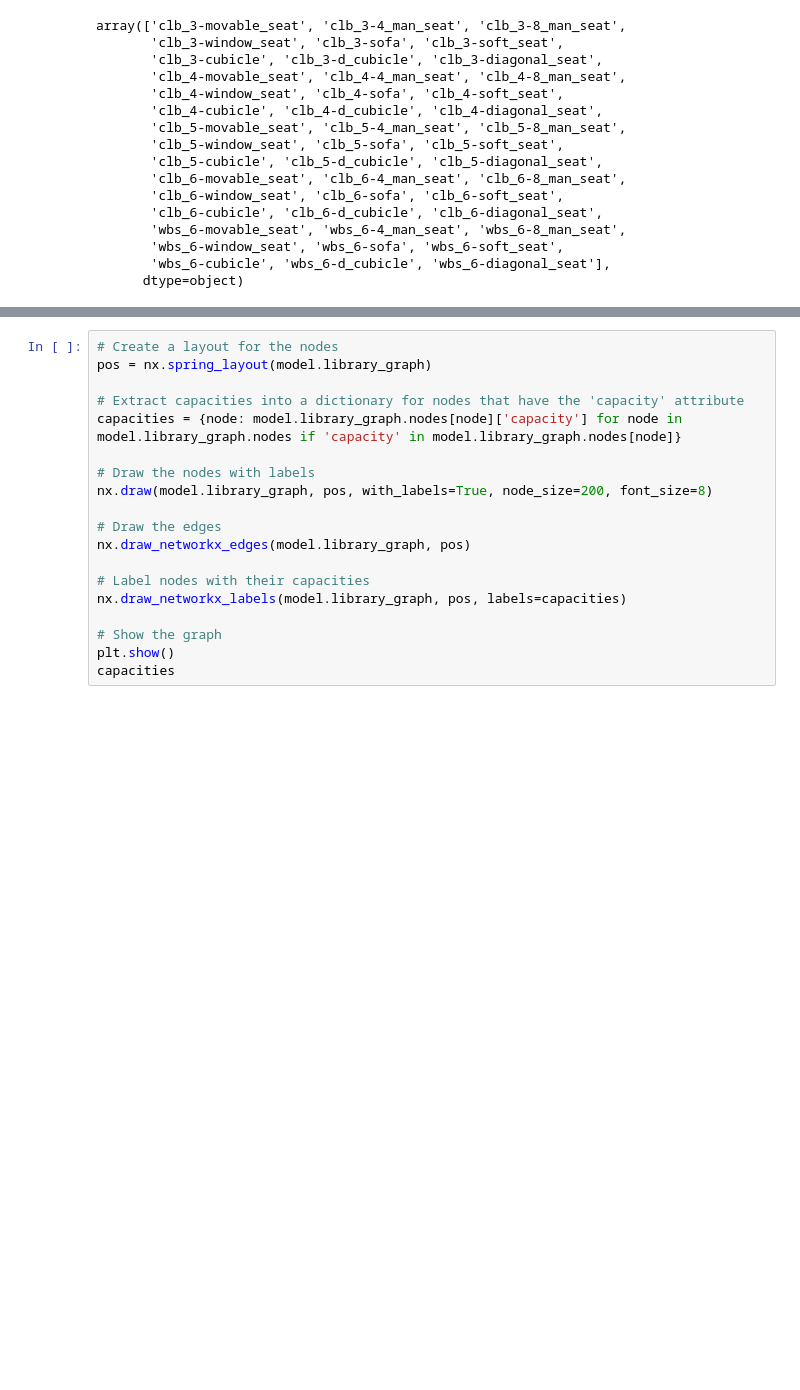
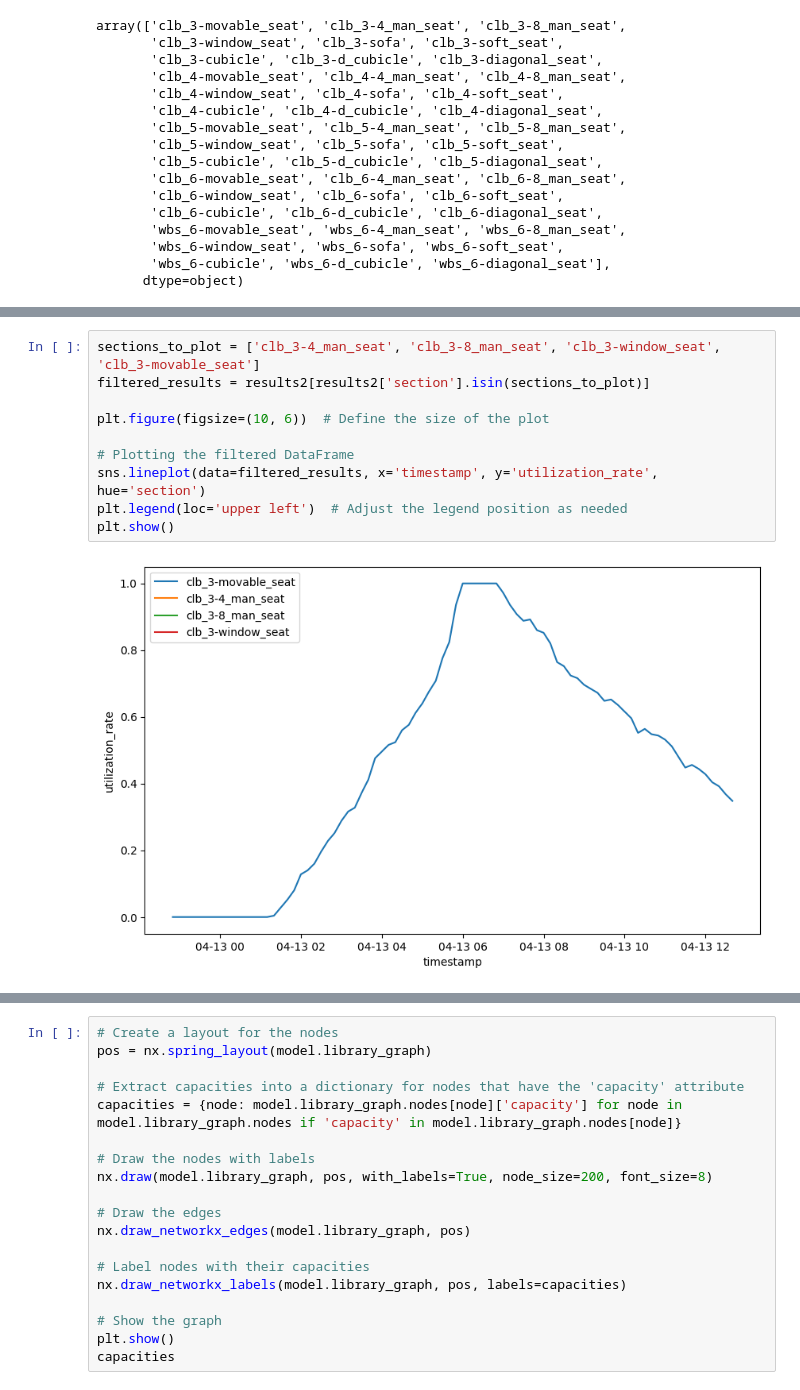
Before and after one commit to chriskbs/DSA3101, a Jupyter notebook: simulation-test.ipynb, the cells around one changed output, grey strips where cells are left out. Saved outputs shown, nothing was run; the diff lists cells and outputs as text; blank space fills up the shorter version.

Commit message:
added more visualizations and analysis on simulation model results

```diff
--- a/simulation-test.ipynb
+++ b/simulation-test.ipynb
@@ -83,3 +83,15 @@ sns.lineplot(results2, x='timestamp', y='utilization_rate', hue='section')
+# %%
+sections_to_plot = ['clb_3-4_man_seat', 'clb_3-8_man_seat', 'clb_3-window_seat', 'clb_3-movable_seat']
+filtered_results = results2[results2['section'].isin(sections_to_plot)]
+
+plt.figure(figsize=(10, 6))  # Define the size of the plot
+
+# Plotting the filtered DataFrame
+sns.lineplot(data=filtered_results, x='timestamp', y='utilization_rate', hue='section')
+plt.legend(loc='upper left')  # Adjust the legend position as needed
+plt.show()
+# %% [output]
+[figure, added]
 # %%
 plt.figure(figsize=(12,6))
 plt.grid(True)
```
Also changed, not shown: parts of 12 cells of this notebook.
